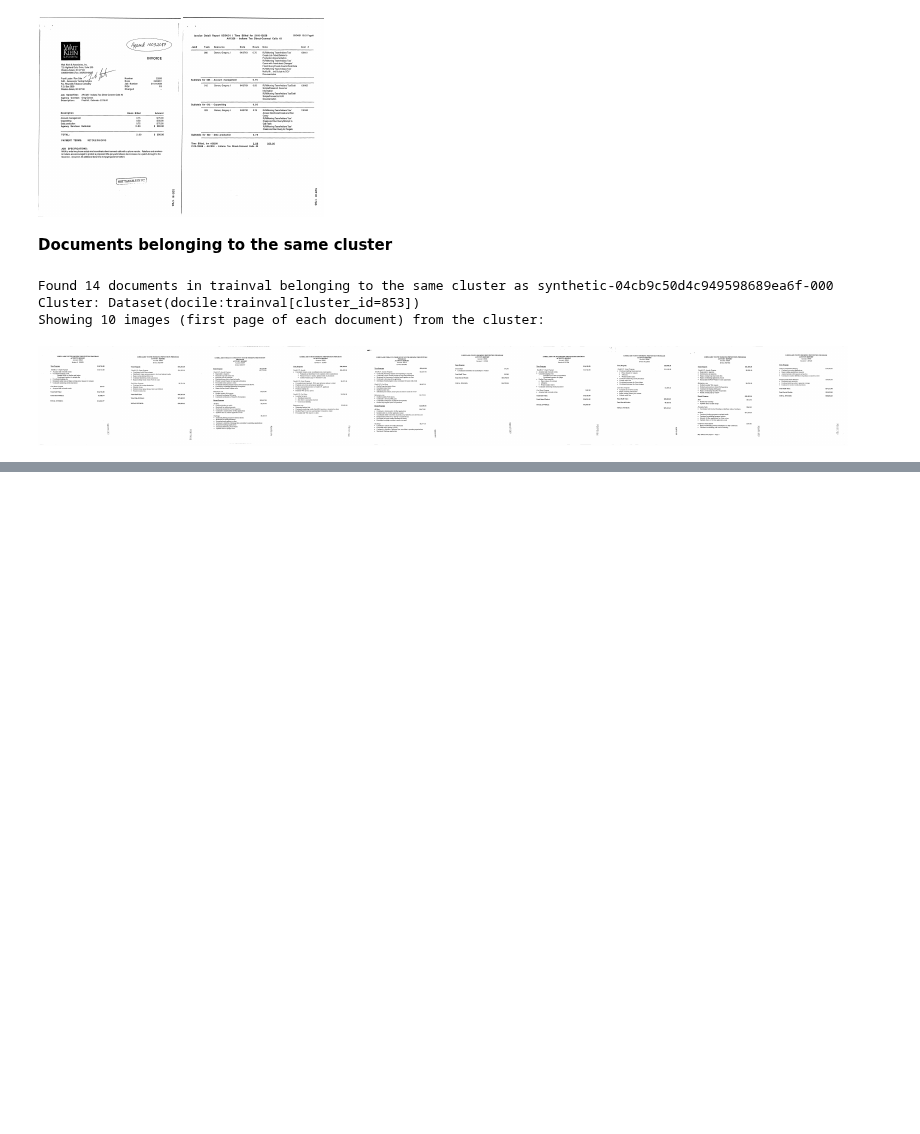
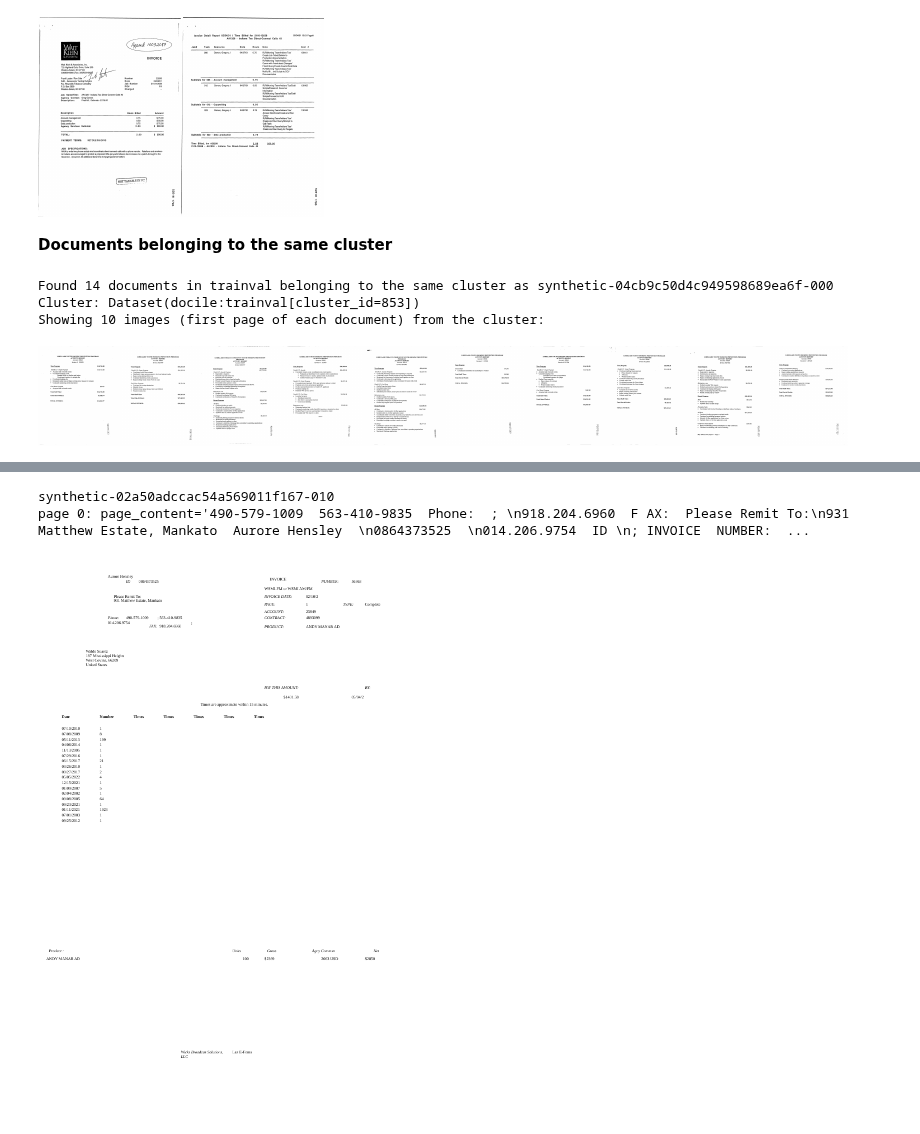
Before and after one commit to rossumai/docile, a Jupyter notebook: tutorials/Visualizing documents.ipynb, the cells around one changed output, grey strips where cells are left out. Drawn from its saved outputs; the diff is of its cells as text; code cells hidden in the pictures; blank space fills up the shorter version.

```diff
--- a/tutorials/Visualizing documents.ipynb
+++ b/tutorials/Visualizing documents.ipynb
@@ -83,0 +143,21 @@ Showing 10 images (first page of each document) from the cluster:
+# %%
+sample_doc = synthetic[10]
+print(sample_doc.docid)
+doc_loader = PagedPDFSplitter("../data/docile/pdfs/"+sample_doc.docid+'.pdf')
+pages = doc_loader.load_and_split()
+
+imgs = [sample_doc.page_image(page=p, image_size=(None, 1000)) for p in range(sample_doc.page_count)]
+concat_img = Image.new("RGB", (sum(img.width for img in imgs), 1000))
+start_from = 0
+for img in imgs:
+    concat_img.paste(img, (start_from, 0))
+    start_from += img.width
+
+idx = 0
+print(f'page {idx}: {pages[idx]}')
+print()
+concat_img
+# %% [output]
+synthetic-02a50adccac54a569011f167-010
+page 0: page_content='490-579-1009  563-410-9835  Phone:  ; \n918.204.6960  F AX:  Please Remit To:\n931 Matthew Estate, Mankato  Aurore Hensley  \n0864373525  \n014.206.9754  ID \n; INVOICE  NUMBER:  ...
+[figure, added]
```
Also changed, not shown: parts of 15 cells of this notebook, 2 other files.
